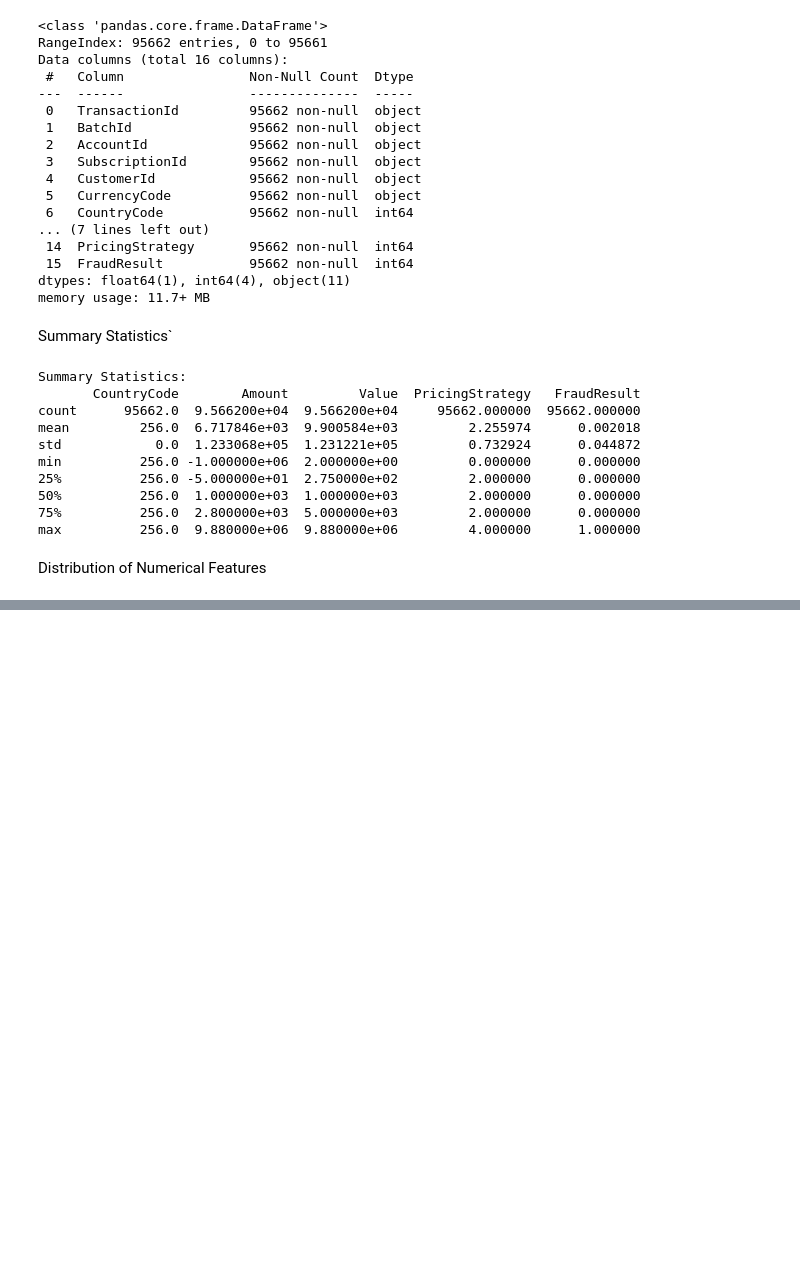
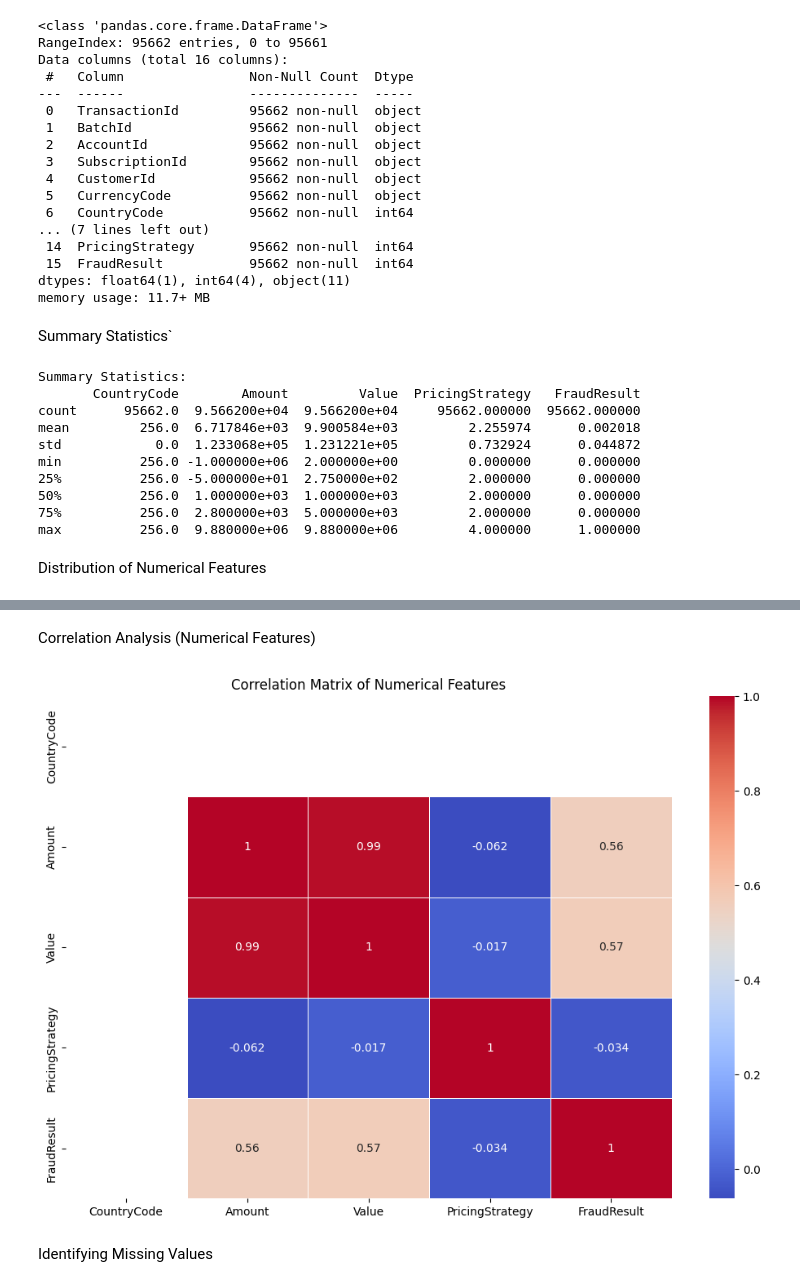
Before and after one commit to Leulseged-Mesfin/Bati-Bank, a Jupyter notebook: notebooks/EDA.ipynb, the cells around one changed output, grey strips where cells are left out. Saved outputs shown, nothing was run; the diff lists cells and outputs as text; code cells hidden in the pictures; blank space fills up the shorter version.

```diff
--- a/notebooks/EDA.ipynb
+++ b/notebooks/EDA.ipynb
@@ -57,0 +74,13 @@ NameError: name 'sns' is not defined
+# %% [markdown]
+Correlation Analysis (Numerical Features)
+# %%
+numerical_df = df.select_dtypes(include=[np.number])
+
+plt.figure(figsize=(12, 8))
+sns.heatmap(numerical_df.corr(), annot=True, cmap='coolwarm', linewidths=0.5)
+plt.title('Correlation Matrix of Numerical Features')
+plt.show()
+# %% [output]
+[figure, added]
+# %% [markdown]
+Identifying Missing Values
```
Also changed, not shown: parts of 7 cells of this notebook.
